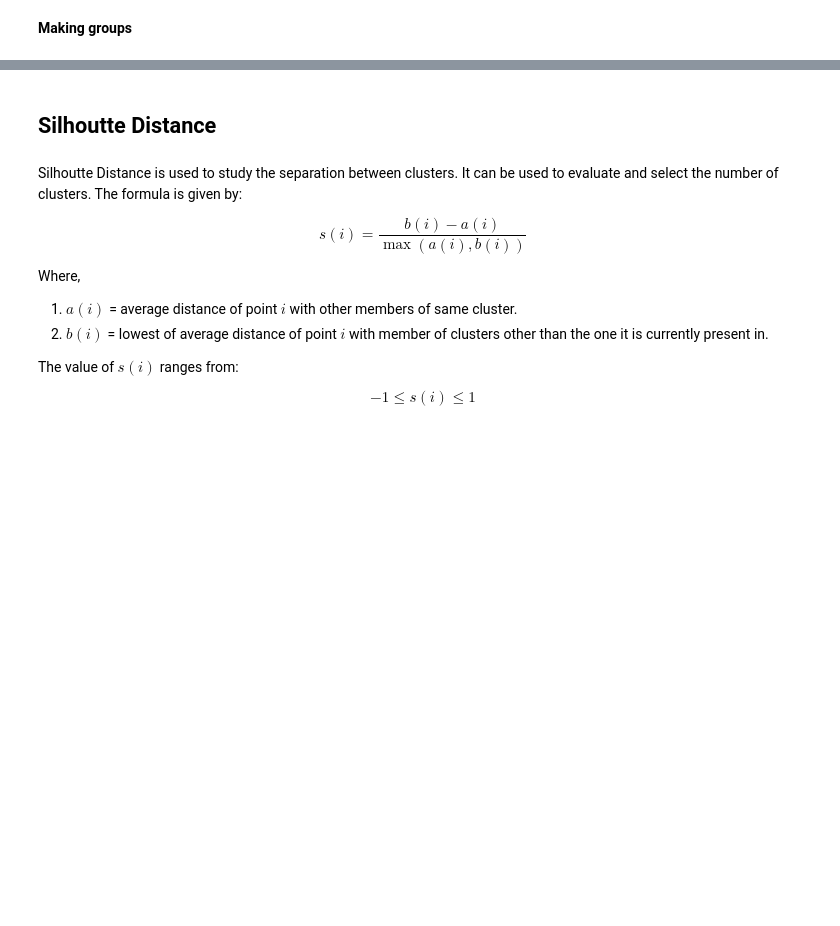
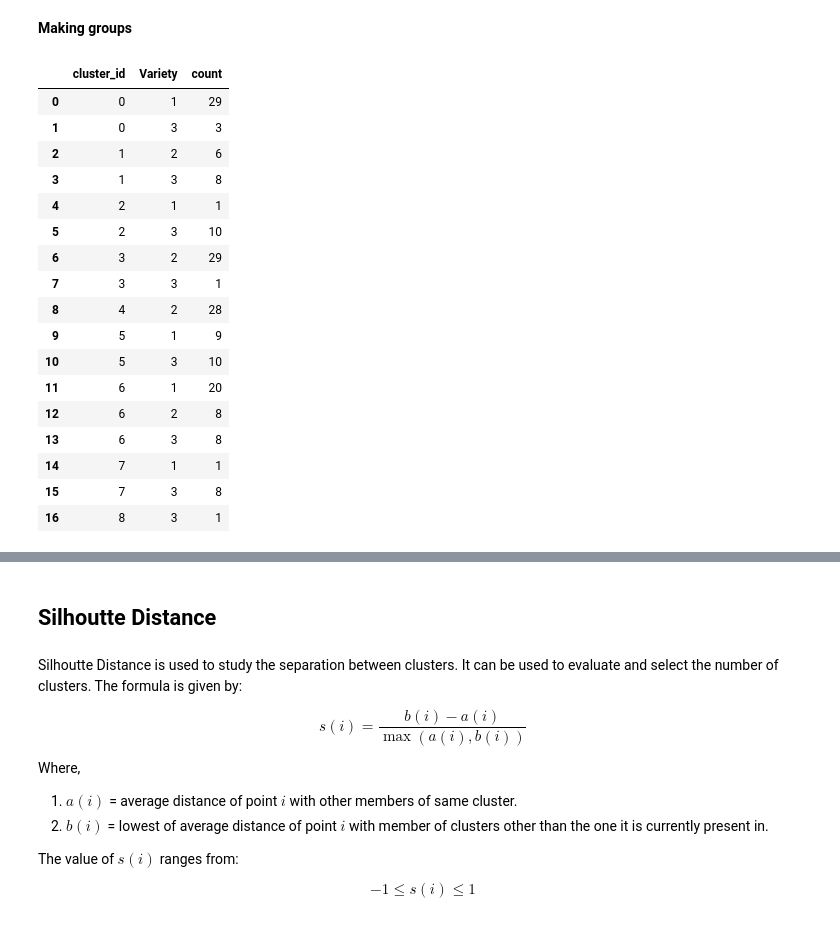
Before and after one commit to MaastrichtU-IDS/advanced-business-analytics, a Jupyter notebook: 2_anomaly_detection/2_2_Point_Anomaly.ipynb, the cells around one changed output, grey strips where cells are left out. Cells and saved outputs as stored; diff of their text form; code cells hidden in the pictures; blank space fills up the shorter version.

```diff
--- a/2_anomaly_detection/2_2_Point_Anomaly.ipynb
+++ b/2_anomaly_detection/2_2_Point_Anomaly.ipynb
@@ -127,6 +136,27 @@ plt.scatter(dataset['Alcohol'], dataset['Color intensity'], c=clusters)
 # %%
 groups = dataset.groupby(['cluster_id','Variety']).count()['Variety name'].reset_index()
 groups.columns = ['cluster_id','Variety','count']
+# %%
+groups.head()
+# %% [output]
+|  | cluster_id | Variety | count |
+| 0 | 0 | 1 | 29 |
+| 1 | 0 | 3 | 3 |
+| 2 | 1 | 2 | 6 |
+| 3 | 1 | 3 | 8 |
+| 4 | 2 | 1 | 1 |
+| 5 | 2 | 3 | 10 |
+| 6 | 3 | 2 | 29 |
+| 7 | 3 | 3 | 1 |
+| 8 | 4 | 2 | 28 |
+| 9 | 5 | 1 | 9 |
+| 10 | 5 | 3 | 10 |
+| 11 | 6 | 1 | 20 |
+| 12 | 6 | 2 | 8 |
+| 13 | 6 | 3 | 8 |
+| 14 | 7 | 1 | 1 |
+| 15 | 7 | 3 | 8 |
+| 16 | 8 | 3 | 1 |
 # %%
 anomalies = groups[groups['count'] == 1]
 # %%
```
Also changed, not shown: parts of 10 cells of this notebook, 4 other files.
